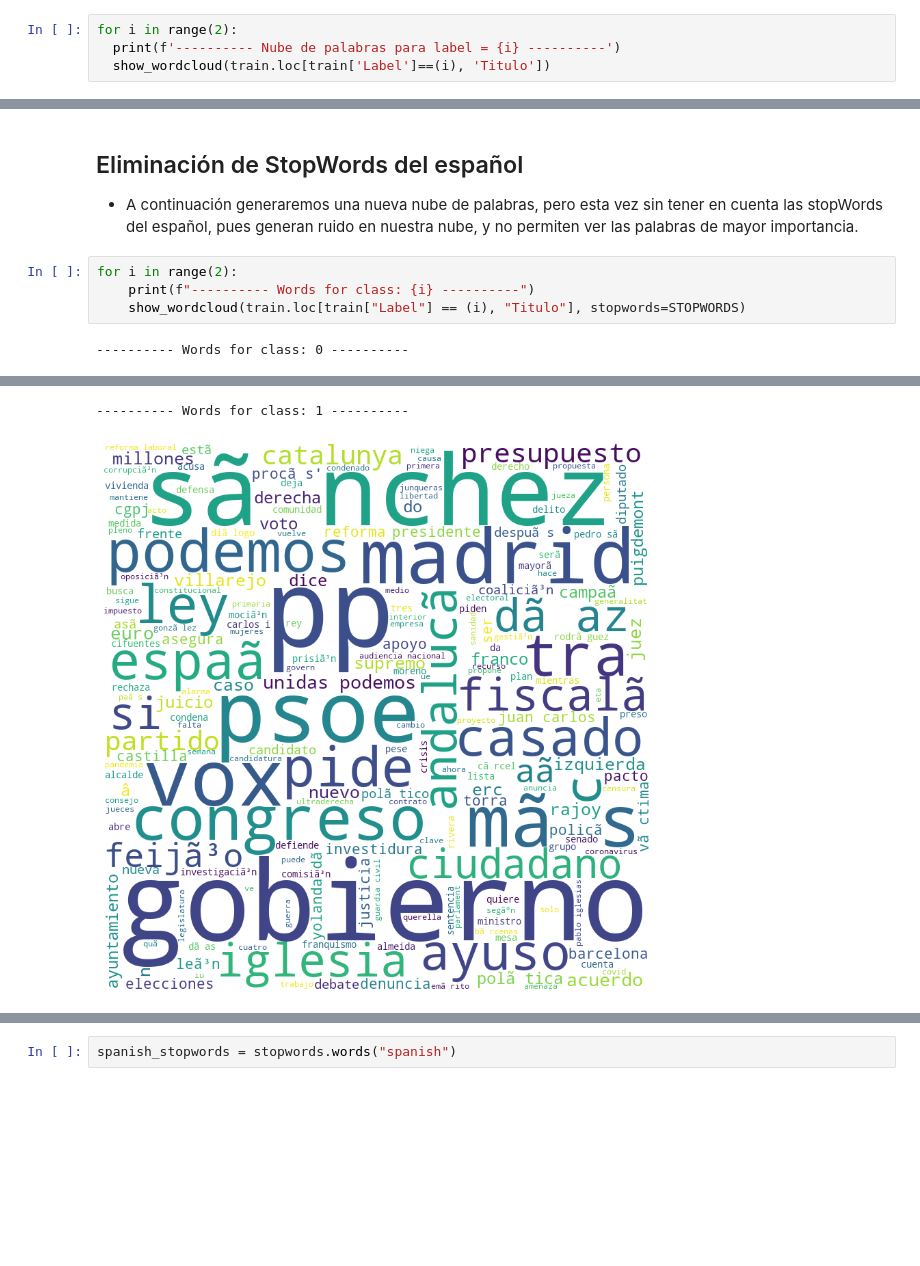
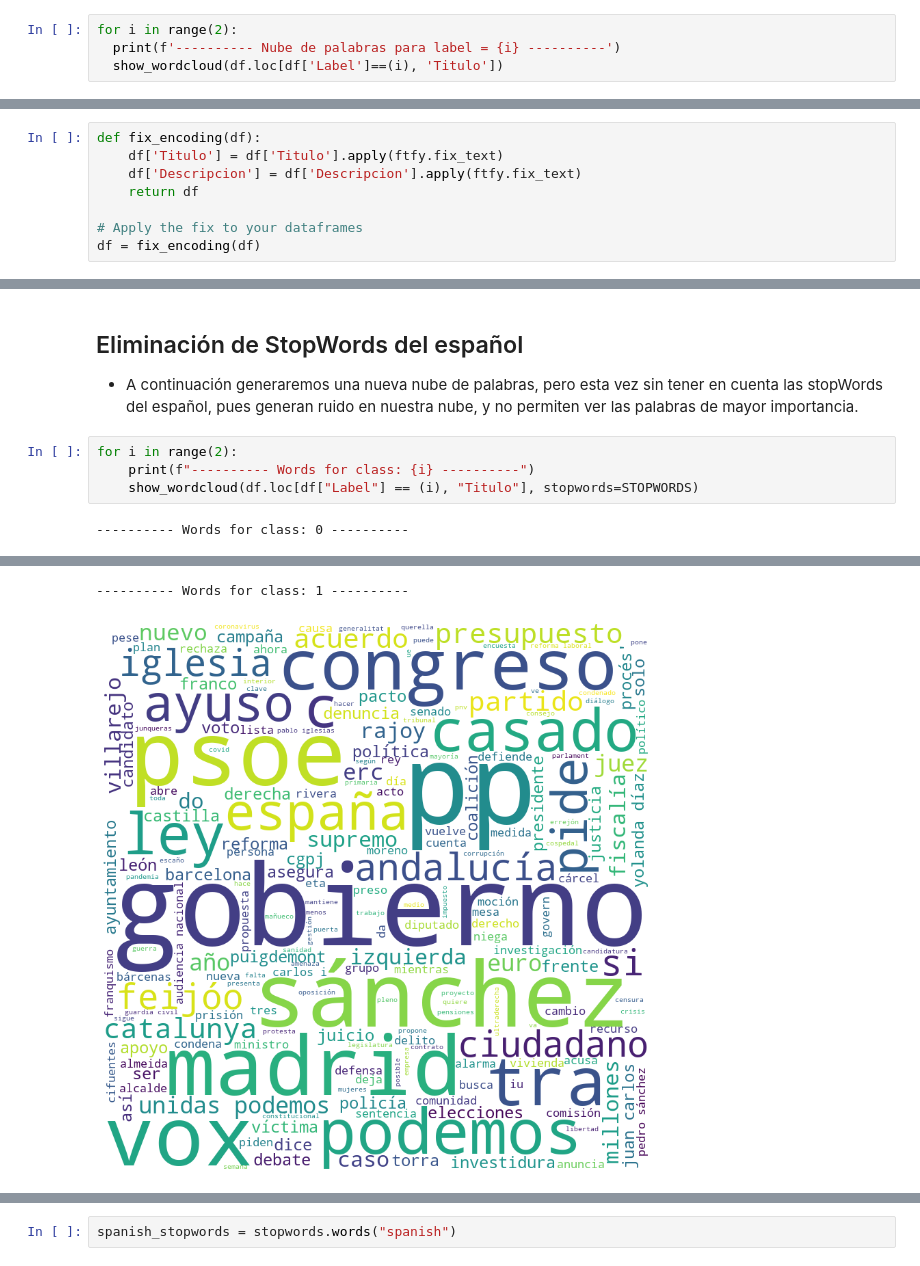
Before and after one commit to ErichGiusseppe/MINE-4206_202510_AML, a Jupyter notebook: Talleres/Taller 3/MINE_4206_202510_AML_Taller3.ipynb, the cells around one changed output, grey strips where cells are left out. Cells and saved outputs as stored; diff of their text form; blank space fills up the shorter version.

```diff
--- a/Talleres/Taller 3/MINE_4206_202510_AML_Taller3.ipynb
+++ b/Talleres/Taller 3/MINE_4206_202510_AML_Taller3.ipynb
@@ -203,6 +193,6 @@ Index(['Label', 'Titulo', 'Descripcion'], dtype='object')
 # %%
 for i in range(2):
   print(f'---------- Nube de palabras para label = {i} ----------')
-  show_wordcloud(train.loc[train['Label']==(i), 'Titulo'])
+  show_wordcloud(df.loc[df['Label']==(i), 'Titulo'])
 # %% [output]
 ---------- Nube de palabras para label = 0 ----------
@@ -213,0 +207,8 @@ En la nube de palabras anterior notamos que, si bien el error de codificamiento
+# %%
+def fix_encoding(df):
+    df['Titulo'] = df['Titulo'].apply(ftfy.fix_text)
+    df['Descripcion'] = df['Descripcion'].apply(ftfy.fix_text)
+    return df
+
+# Apply the fix to your dataframes
+df = fix_encoding(df)
@@ -217,6 +227,6 @@ En la nube de palabras anterior notamos que, si bien el error de codificamiento
 # %%
 for i in range(2):
     print(f"---------- Words for class: {i} ----------")
-    show_wordcloud(train.loc[train["Label"] == (i), "Titulo"], stopwords=STOPWORDS)
+    show_wordcloud(df.loc[df["Label"] == (i), "Titulo"], stopwords=STOPWORDS)
 # %% [output]
 ---------- Words for class: 0 ----------
@@ -224,4 +234,4 @@ for i in range(2):
 ---------- Words for class: 1 ----------
-[figure, old version]
+[figure, new version]
 # %% [markdown]
 Fue muy conveniente eliminar los stopwords del leguaje español. Si bien estos no nos entregaban nada de información, ocupaban la mayoría del espacio. Ahora los insights generados por la nube de palabras son más valiosos. Asimismo, resulta interesante que, para label=1 (es decir noticias falsas) algunas de las palabras que aparecen son "gobierno", "psoe", y "vox", asociadas a política española.
```
Also changed, not shown: parts of 23 cells of this notebook.
